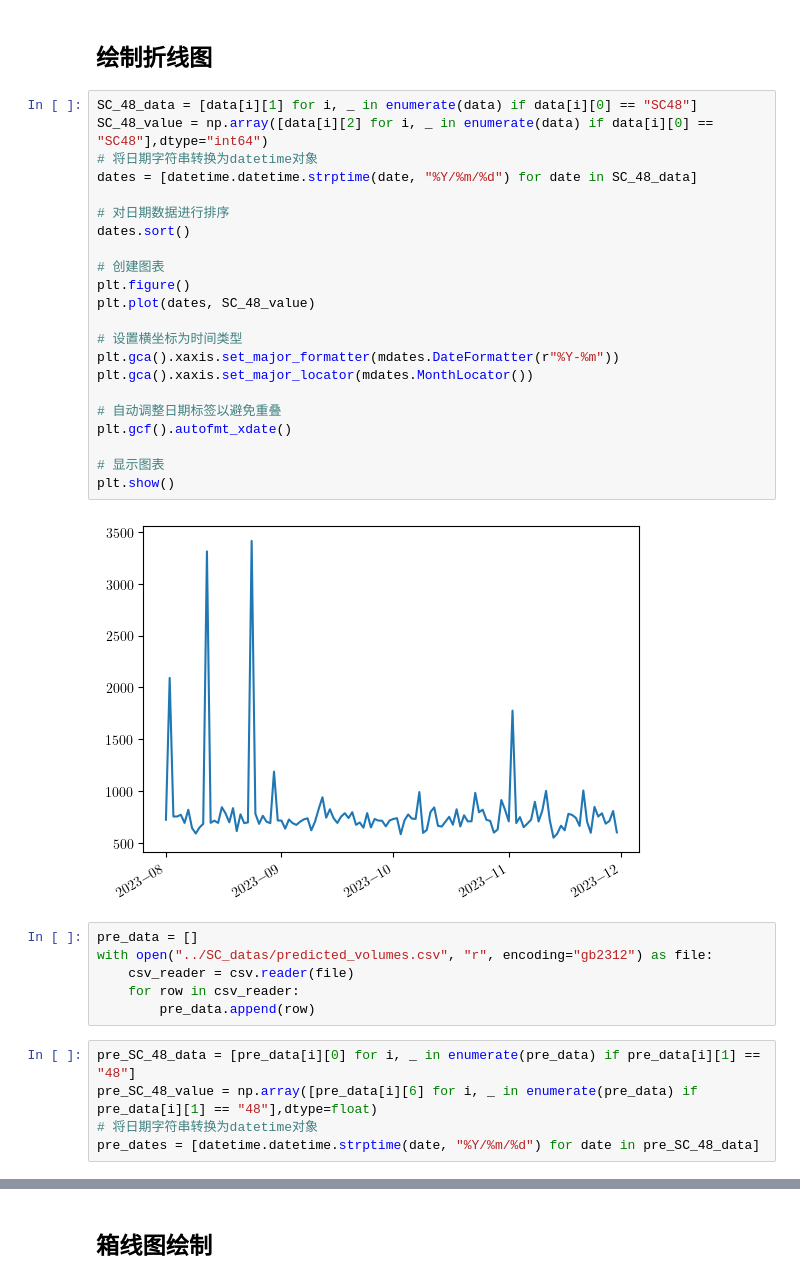
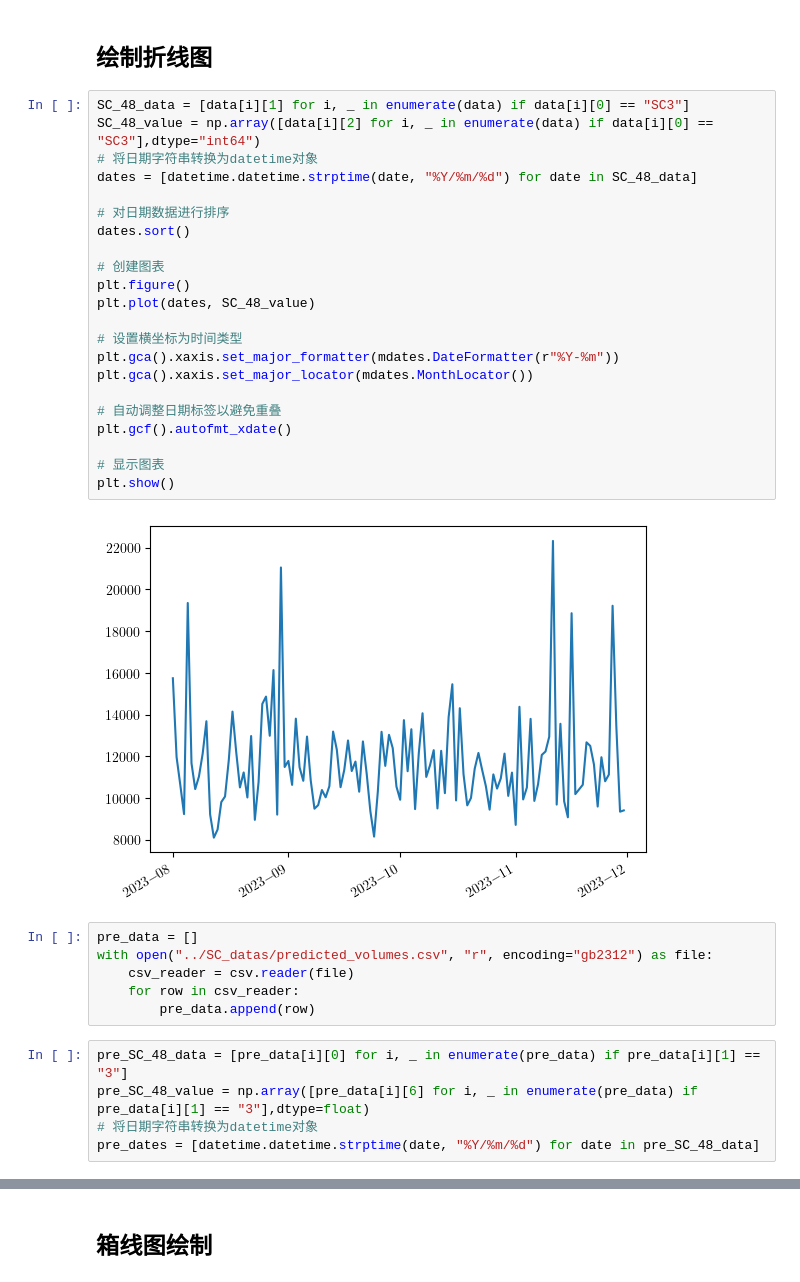
Before and after one commit to YinMo19/Mathor_cup_2024, a Jupyter notebook: appendix/YinMo/first_try.ipynb, the cells around one changed output, grey strips where cells are left out. Cells and saved outputs as stored; diff of their text form.

```diff
--- a/appendix/YinMo/first_try.ipynb
+++ b/appendix/YinMo/first_try.ipynb
@@ -63,29 +63,29 @@ for SC_ in ALL_SC:
 # %% [markdown]
 ## 绘制折线图
 # %%
-SC_48_data = [data[i][1] for i, _ in enumerate(data) if data[i][0] == "SC48"]
-SC_48_value = np.array([data[i][2] for i, _ in enumerate(data) if data[i][0] == "SC48"],dtype="int64")
+SC_48_data = [data[i][1] for i, _ in enumerate(data) if data[i][0] == "SC3"]
+SC_48_value = np.array([data[i][2] for i, _ in enumerate(data) if data[i][0] == "SC3"],dtype="int64")
 # 将日期字符串转换为datetime对象
 dates = [datetime.datetime.strptime(date, "%Y/%m/%d") for date in SC_48_data]
 
 # 对日期数据进行排序
 dates.sort()
 
 # 创建图表
 plt.figure()
 plt.plot(dates, SC_48_value)
 
 # 设置横坐标为时间类型
 plt.gca().xaxis.set_major_formatter(mdates.DateFormatter(r"%Y-%m"))
 plt.gca().xaxis.set_major_locator(mdates.MonthLocator())
 
 # 自动调整日期标签以避免重叠
 plt.gcf().autofmt_xdate()
 
 # 显示图表
 plt.show()
 # %% [output]
-[figure, old version]
+[figure, new version]
 # %%
 pre_data = []
 with open("../SC_datas/predicted_volumes.csv", "r", encoding="gb2312") as file:
@@ -93,8 +93,8 @@ with open("../SC_datas/predicted_volumes.csv", "r", encoding="gb2312") as file:
     for row in csv_reader:
         pre_data.append(row)
 # %%
-pre_SC_48_data = [pre_data[i][0] for i, _ in enumerate(pre_data) if pre_data[i][1] == "48"]
-pre_SC_48_value = np.array([pre_data[i][6] for i, _ in enumerate(pre_data) if pre_data[i][1] == "48"],dtype=float)
+pre_SC_48_data = [pre_data[i][0] for i, _ in enumerate(pre_data) if pre_data[i][1] == "3"]
+pre_SC_48_value = np.array([pre_data[i][6] for i, _ in enumerate(pre_data) if pre_data[i][1] == "3"],dtype=float)
 # 将日期字符串转换为datetime对象
 pre_dates = [datetime.datetime.strptime(date, "%Y/%m/%d") for date in pre_SC_48_data]
 # %%
```
Also changed, not shown: parts of 1 cell of this notebook, 4 other files.
